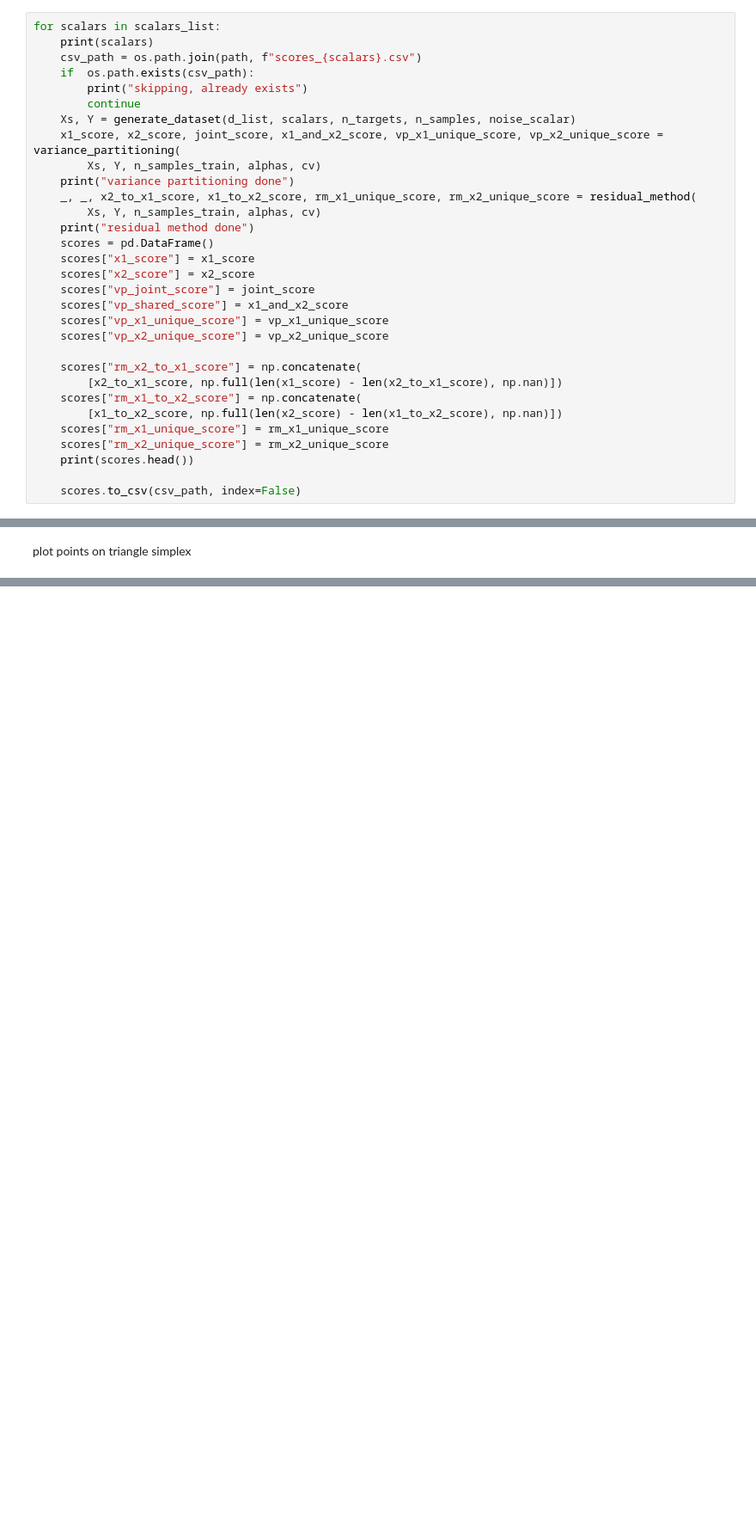
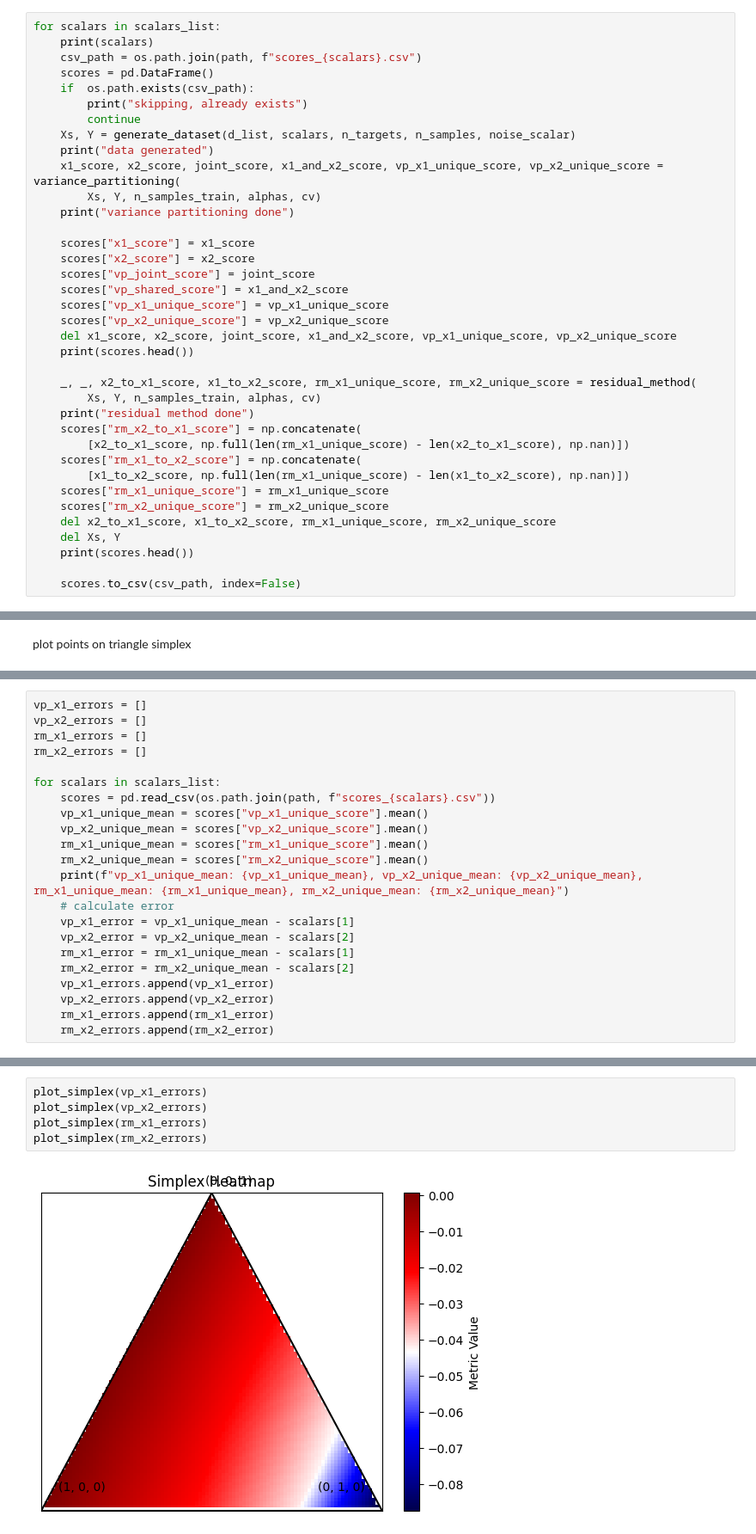
Before and after one commit to leo-schultheiss/compare_variance_residual, a Jupyter notebook: compare_variance_residual/plot_simplex.ipynb, the cells around one changed output, grey strips where cells are left out. Shown at 86% size. Saved outputs shown, nothing was run; the diff lists cells and outputs as text; blank space fills up the shorter version.

```diff
--- a/compare_variance_residual/plot_simplex.ipynb
+++ b/compare_variance_residual/plot_simplex.ipynb
@@ -61,30 +72,36 @@ os.makedirs(path, exist_ok=True)
 for scalars in scalars_list:
     print(scalars)
     csv_path = os.path.join(path, f"scores_{scalars}.csv")
+    scores = pd.DataFrame()
     if  os.path.exists(csv_path):
         print("skipping, already exists")
         continue
     Xs, Y = generate_dataset(d_list, scalars, n_targets, n_samples, noise_scalar)
+    print("data generated")
     x1_score, x2_score, joint_score, x1_and_x2_score, vp_x1_unique_score, vp_x2_unique_score = variance_partitioning(
         Xs, Y, n_samples_train, alphas, cv)
     print("variance partitioning done")
-    _, _, x2_to_x1_score, x1_to_x2_score, rm_x1_unique_score, rm_x2_unique_score = residual_method(
-        Xs, Y, n_samples_train, alphas, cv)
-    print("residual method done")
-    scores = pd.DataFrame()
+
     scores["x1_score"] = x1_score
     scores["x2_score"] = x2_score
     scores["vp_joint_score"] = joint_score
     scores["vp_shared_score"] = x1_and_x2_score
     scores["vp_x1_unique_score"] = vp_x1_unique_score
     scores["vp_x2_unique_score"] = vp_x2_unique_score
+    del x1_score, x2_score, joint_score, x1_and_x2_score, vp_x1_unique_score, vp_x2_unique_score
+    print(scores.head())
 
+    _, _, x2_to_x1_score, x1_to_x2_score, rm_x1_unique_score, rm_x2_unique_score = residual_method(
+        Xs, Y, n_samples_train, alphas, cv)
+    print("residual method done")
     scores["rm_x2_to_x1_score"] = np.concatenate(
-        [x2_to_x1_score, np.full(len(x1_score) - len(x2_to_x1_score), np.nan)])
+        [x2_to_x1_score, np.full(len(rm_x1_unique_score) - len(x2_to_x1_score), np.nan)])
     scores["rm_x1_to_x2_score"] = np.concatenate(
-        [x1_to_x2_score, np.full(len(x2_score) - len(x1_to_x2_score), np.nan)])
+        [x1_to_x2_score, np.full(len(rm_x1_unique_score) - len(x1_to_x2_score), np.nan)])
     scores["rm_x1_unique_score"] = rm_x1_unique_score
     scores["rm_x2_unique_score"] = rm_x2_unique_score
+    del x2_to_x1_score, x1_to_x2_score, rm_x1_unique_score, rm_x2_unique_score
+    del Xs, Y
     print(scores.head())
 
     scores.to_csv(csv_path, index=False)
@@ -173,0 +220,22 @@ plot_simplex(np.random.rand(len(scalars)))
+# %%
+vp_x1_errors = []
+vp_x2_errors = []
+rm_x1_errors = []
+rm_x2_errors = []
+
+for scalars in scalars_list:
+    scores = pd.read_csv(os.path.join(path, f"scores_{scalars}.csv"))
+    vp_x1_unique_mean = scores["vp_x1_unique_score"].mean()
+    vp_x2_unique_mean = scores["vp_x2_unique_score"].mean()
+    rm_x1_unique_mean = scores["rm_x1_unique_score"].mean()
+    rm_x2_unique_mean = scores["rm_x2_unique_score"].mean()
+    print(f"vp_x1_unique_mean: {vp_x1_unique_mean}, vp_x2_unique_mean: {vp_x2_unique_mean}, rm_x1_unique_mean: {rm_x1_unique_mean}, rm_x2_unique_mean: {rm_x2_unique_mean}")
+    # calculate error
+    vp_x1_error = vp_x1_unique_mean - scalars[1]
+    vp_x2_error = vp_x2_unique_mean - scalars[2]
+    rm_x1_error = rm_x1_unique_mean - scalars[1]
+    rm_x2_error = rm_x2_unique_mean - scalars[2]
+    vp_x1_errors.append(vp_x1_error)
+    vp_x2_errors.append(vp_x2_error)
+    rm_x1_errors.append(rm_x1_error)
+    rm_x2_errors.append(rm_x2_error)
@@ -173,0 +260,7 @@ plot_simplex(np.random.rand(len(scalars)))
+# %%
+plot_simplex(vp_x1_errors)
+plot_simplex(vp_x2_errors)
+plot_simplex(rm_x1_errors)
+plot_simplex(rm_x2_errors)
+# %% [output]
+[figure, added]
```
Also changed, not shown: parts of 8 cells of this notebook.
